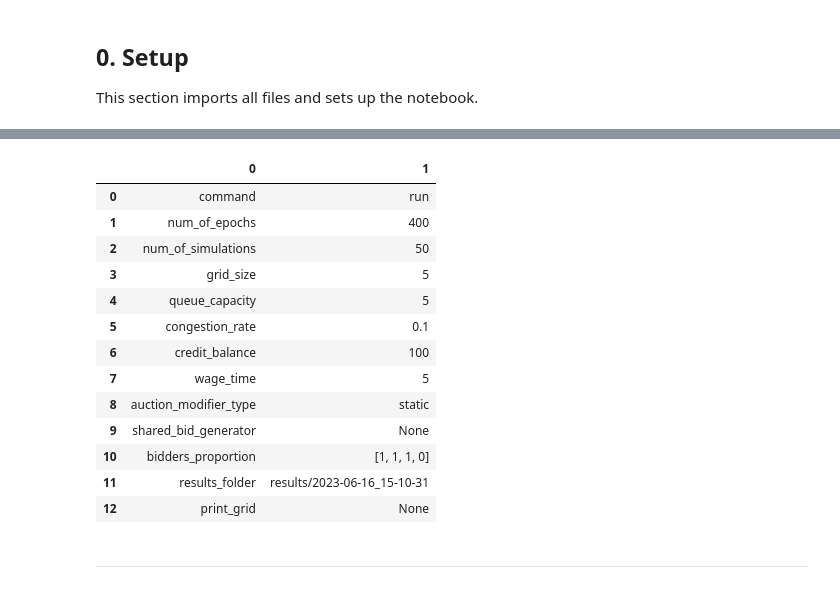
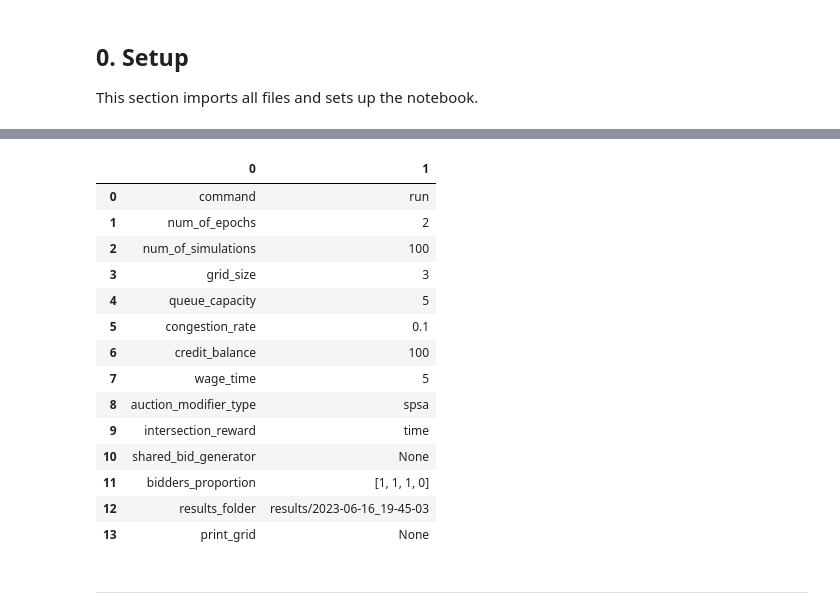
Before and after one commit to LeonidasZotos/adaptiveAuctions, a Jupyter notebook: analysis.ipynb, the cells around one changed output, grey strips where cells are left out. Cells and saved outputs as stored; diff of their text form; code cells hidden in the pictures.

```diff
--- a/analysis.ipynb
+++ b/analysis.ipynb
@@ -31,23 +31,25 @@ Using file: small
 # %%
 # Import the .csvs and create dataframes
 # read txt file
-sim_confifiguration = pd.read_csv('results/' + file_to_use + '/configuration.txt', header = None, delimiter = ":")
-display(sim_confifiguration) # Display the configuration
+sim_confifiguration = pd.read_csv(
+    'results/' + file_to_use + '/configuration.txt', header=None, delimiter=":")
+display(sim_confifiguration)  # Display the configuration
 # %% [output]
 |  | 0 | 1 |
 | 0 | command | run |
-| 1 | num_of_epochs | 400 |
-| 2 | num_of_simulations | 50 |
-| 3 | grid_size | 5 |
+| 1 | num_of_epochs | 2 |
+| 2 | num_of_simulations | 100 |
+| 3 | grid_size | 3 |
 | 4 | queue_capacity | 5 |
 | 5 | congestion_rate | 0.1 |
 | 6 | credit_balance | 100 |
 | 7 | wage_time | 5 |
-| 8 | auction_modifier_type | static |
-| 9 | shared_bid_generator | None |
-| 10 | bidders_proportion | [1, 1, 1, 0] |
-| 11 | results_folder | results/2023-06-16_15-10-31 |
-| 12 | print_grid | None |
+| 8 | auction_modifier_type | spsa |
+| 9 | intersection_reward | time |
+| 10 | shared_bid_generator | None |
+| 11 | bidders_proportion | [1, 1, 1, 0] |
+| 12 | results_folder | results/2023-06-16_19-45-03 |
+| 13 | print_grid | None |
 # %% [markdown]
 ***
 # %% [markdown]
```
Also changed, not shown: parts of 9 cells of this notebook, 5 other files.
